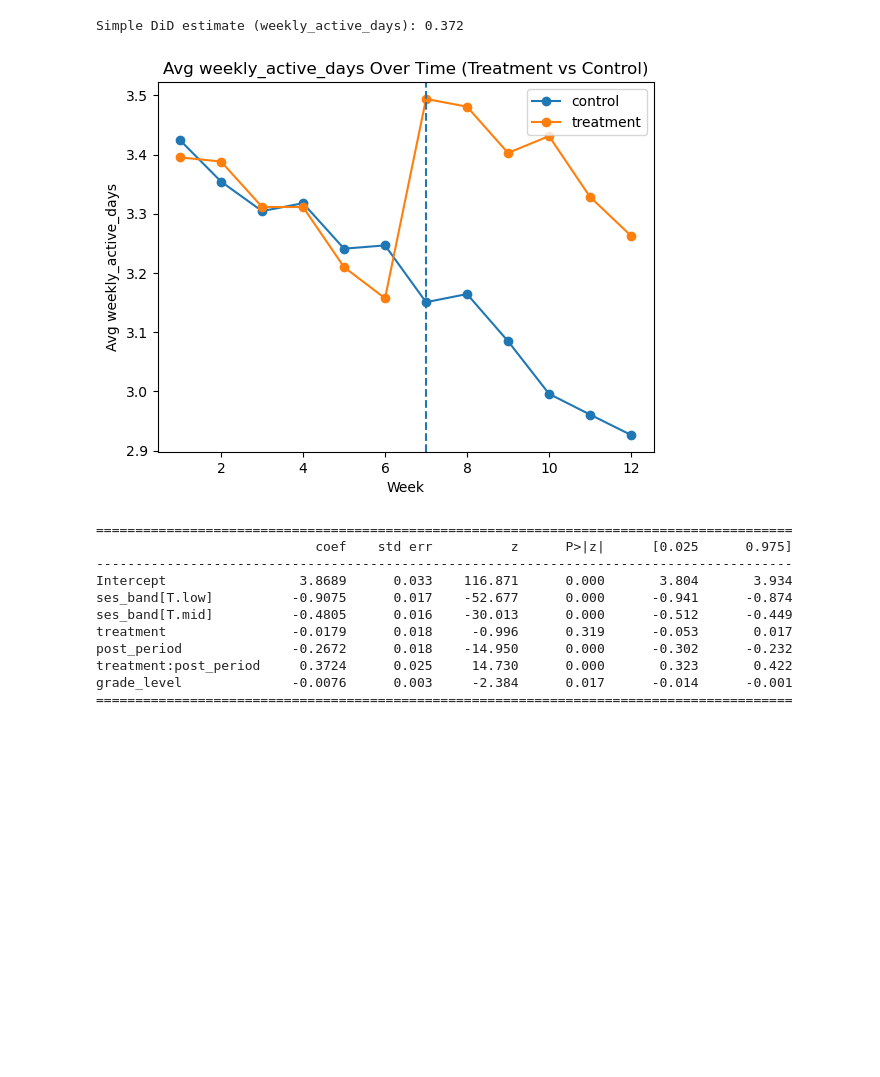
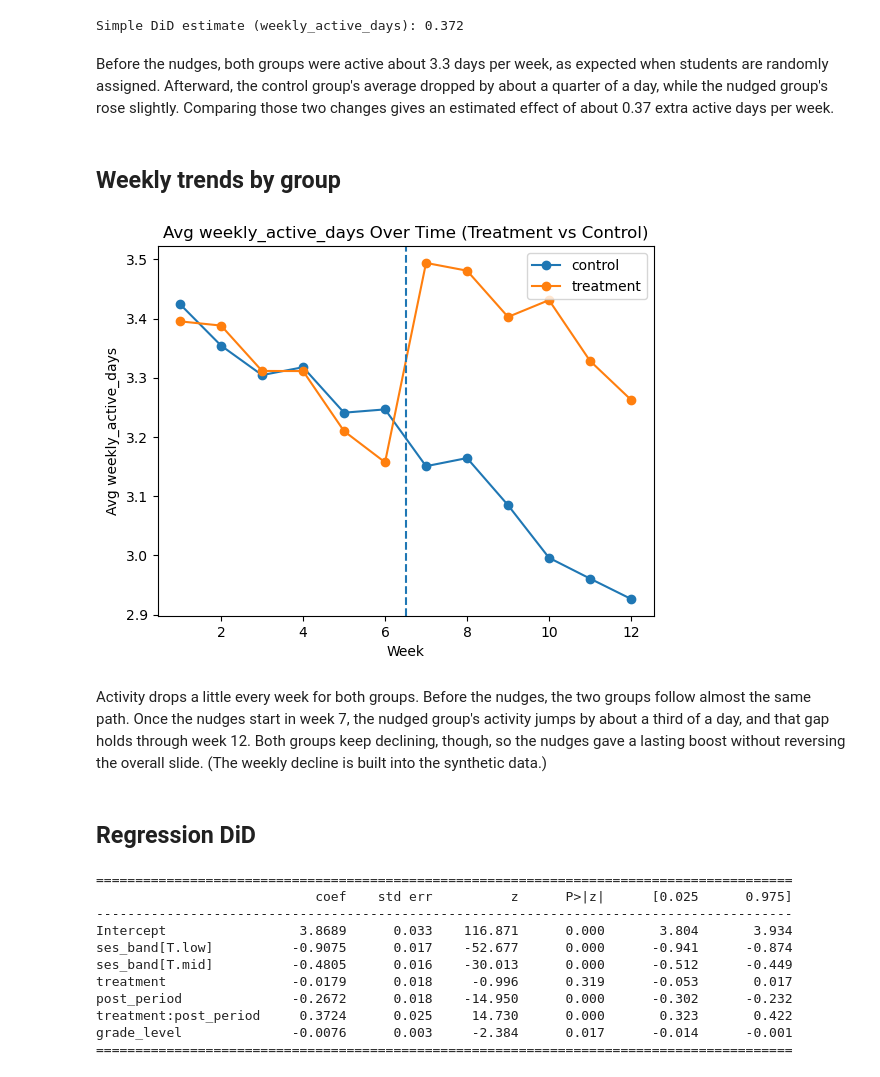
Before and after one commit to mtchynkstff/causal-impact-engagement-nudges, a Jupyter notebook: 03_difference_in_differences.ipynb, the cells around one changed output. Cells and saved outputs as stored; diff of their text form; code cells hidden in the pictures; blank space fills up the shorter version.

```diff
--- a/03_difference_in_differences.ipynb
+++ b/03_difference_in_differences.ipynb
@@ -67,23 +73,32 @@ print(f"Simple DiD estimate ({PRIMARY_OUTCOME}): {did_simple:.3f}")
 | 2 | True | False | 3.295507 |
 | 3 | True | True | 3.400009 |
 Simple DiD estimate (weekly_active_days): 0.372
+# %% [markdown]
+Before the nudges, both groups were active about 3.3 days per week, as expected when students are randomly assigned. Afterward, the control group's average dropped by about a quarter of a day, while the nudged group's rose slightly. Comparing those two changes gives an estimated effect of about 0.37 extra active days per week.
+# %% [markdown]
+## Weekly trends by group
 # %%
 trend = (
     df.groupby(["week", "treatment_b"], as_index=False)[PRIMARY_OUTCOME]
       .mean()
       .sort_values(["week", "treatment_b"])
 )
 
 for key, g in trend.groupby("treatment_b"):
     label = "treatment" if key else "control"
     plt.plot(g["week"], g[PRIMARY_OUTCOME], marker="o", label=label)
 
-plt.axvline(x=7, linestyle="--")
+# The line sits between week 6 (last pre-period week) and week 7 (first nudged week).
+plt.axvline(x=6.5, linestyle="--")
 plt.title(f"Avg {PRIMARY_OUTCOME} Over Time (Treatment vs Control)")
 plt.xlabel("Week")
 plt.ylabel(f"Avg {PRIMARY_OUTCOME}")
 plt.legend()
 plt.show()
 # %% [output]
-[figure, old version]
+[figure, new version]
+# %% [markdown]
+Activity drops a little every week for both groups. Before the nudges, the two groups follow almost the same path. Once the nudges start in week 7, the nudged group's activity jumps by about a third of a day, and that gap holds through week 12. Both groups keep declining, though, so the nudges gave a lasting boost without reversing the overall slide. (The weekly decline is built into the synthetic data.)
+# %% [markdown]
+## Regression DiD
 # %%
```
Also changed, not shown: parts of 28 cells of this notebook, 1 other file.
